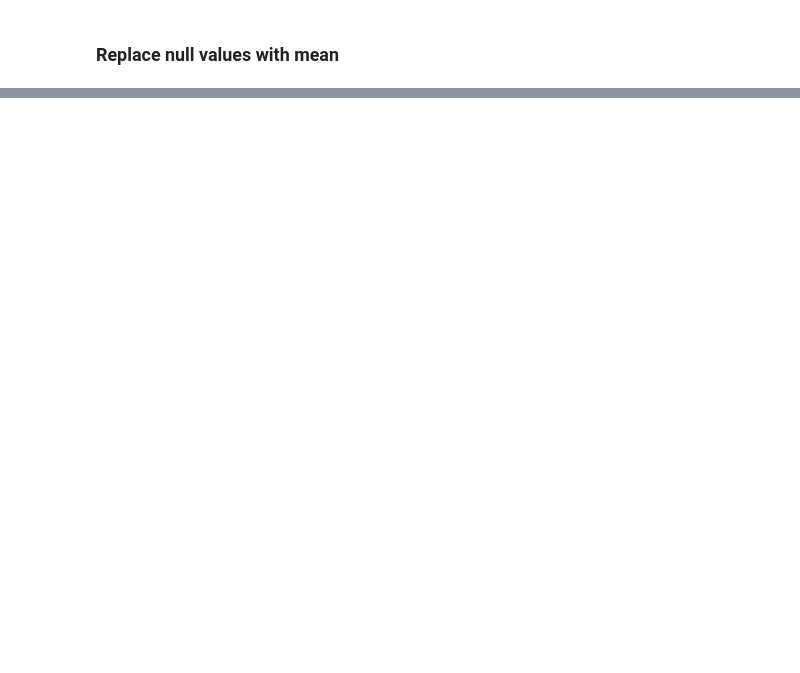
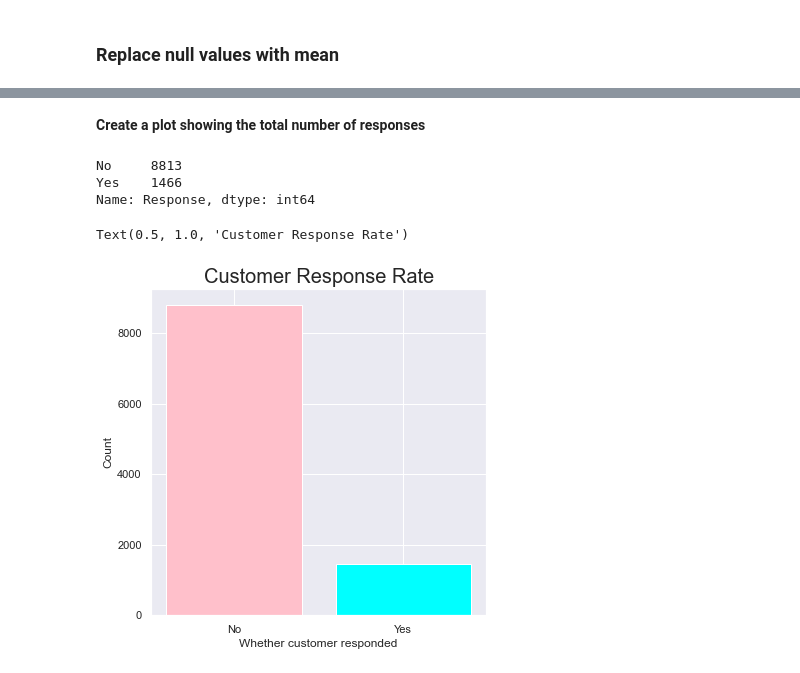
Before and after one commit to emma23579/IronhackLabs, a Jupyter notebook: Customer_Analysis_Case_Study_Emma.ipynb, the cells around one changed output, grey strips where cells are left out. Cells and saved outputs as stored; diff of their text form; code cells hidden in the pictures; blank space fills up the shorter version.

```diff
--- a/Customer_Analysis_Case_Study_Emma.ipynb
+++ b/Customer_Analysis_Case_Study_Emma.ipynb
@@ -367,0 +460,2 @@ df.income = df.income.fillna(mean_clv)
+# %%
+new_df = pd.read_csv('Data/file4.csv')
@@ -367,0 +494,20 @@ df.income = df.income.fillna(mean_clv)
+# %% [markdown]
+<b> Create a plot showing the total number of responses
+# %%
+response = new_df["Response"].value_counts()
+response
+# %% [output]
+No     8813
+Yes    1466
+Name: Response, dtype: int64
+# %%
+fig,ax = plt.subplots(1,1,figsize=(6,6))
+
+ax.bar(response.index, response, color=("pink","cyan"))
+ax.set_xlabel("Whether customer responded")
+ax.set_ylabel("Count")
+ax.set_xticks([0, 1])
+ax.set_title("Customer Response Rate", fontsize=20)
+# %% [output]
+Text(0.5, 1.0, 'Customer Response Rate')
+[figure, added]
```
Also changed, not shown: parts of 89 cells of this notebook.
